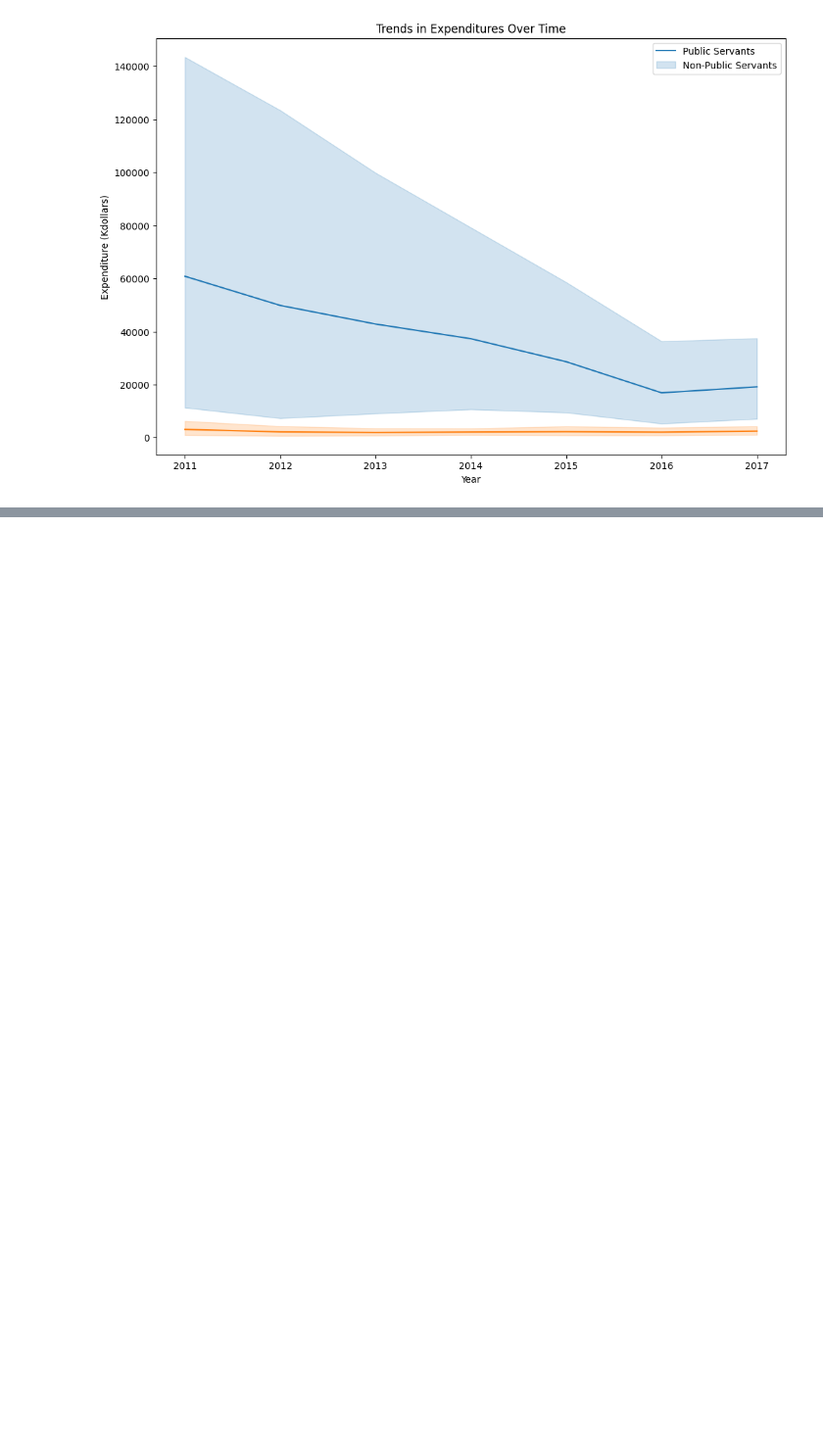
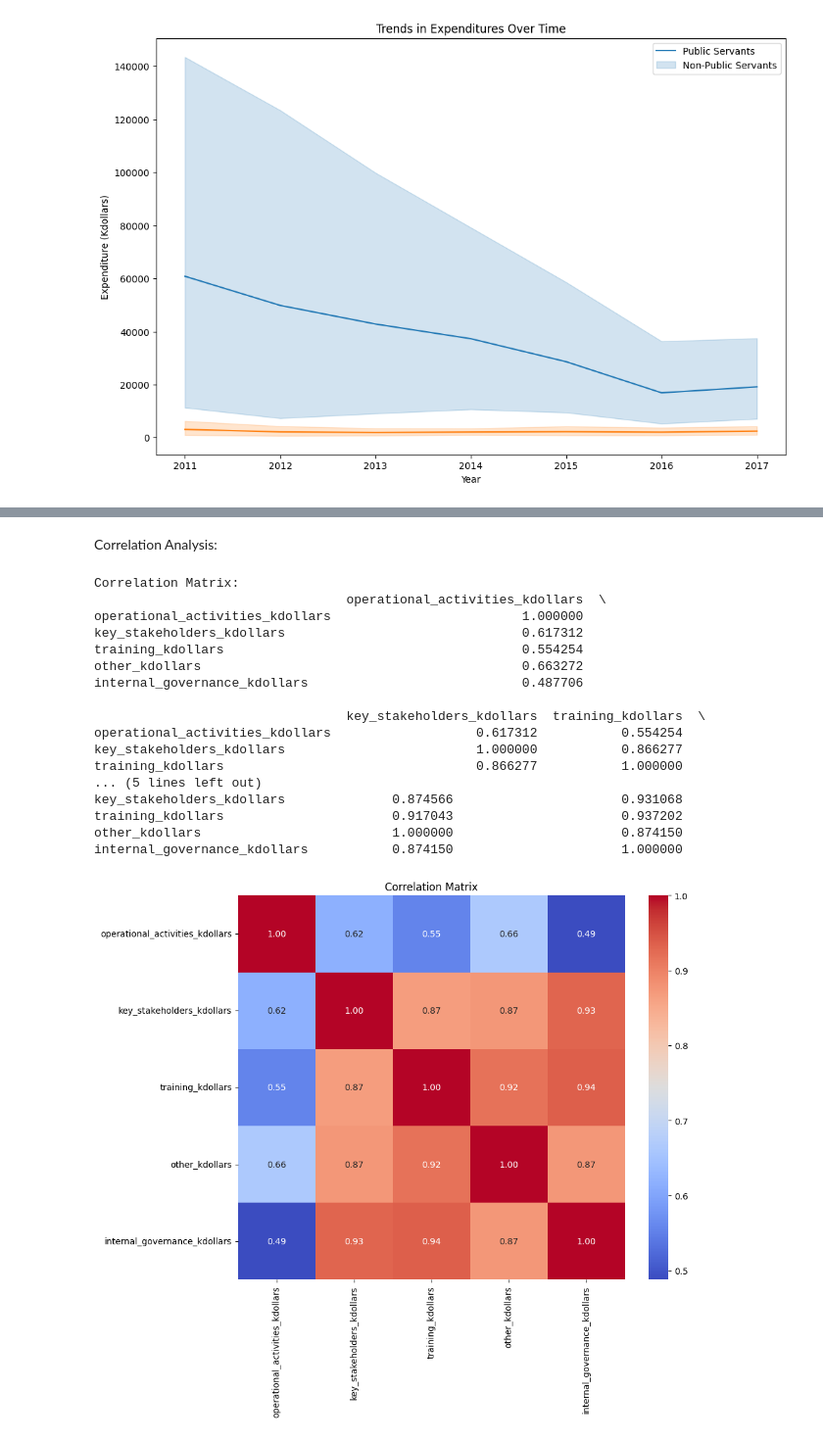
Before and after one commit to anjalidobhal/Project-820, a Jupyter notebook: Untitled26.ipynb, the cells around one changed output, grey strips where cells are left out. Shown at 98% size. Saved outputs shown, nothing was run; the diff lists cells and outputs as text; code cells hidden in the pictures; blank space fills up the shorter version.

```diff
--- a/Untitled26.ipynb
+++ b/Untitled26.ipynb
@@ -177,0 +810,47 @@ plt.show()
+# %% [markdown]
+Correlation Analysis:
+# %%
+import pandas as pd
+
+# Assuming df is your DataFrame containing the relevant data
+
+# Select the columns for which you want to compute the correlation
+columns_of_interest = ['operational_activities_kdollars', 'key_stakeholders_kdollars', 'training_kdollars', 'other_kdollars', 'internal_governance_kdollars']
+
+# Create a subset of the DataFrame with the selected columns
+subset_df = df[columns_of_interest]
+
+# Compute the correlation matrix
+correlation_matrix = subset_df.corr()
+
+# Print the correlation matrix
+print("Correlation Matrix:")
+print(correlation_matrix)
+
+# Optionally, you can visualize the correlation matrix as a heatmap using seaborn
+import seaborn as sns
+import matplotlib.pyplot as plt
+
+plt.figure(figsize=(10, 8))
+sns.heatmap(correlation_matrix, annot=True, cmap='coolwarm', fmt=".2f", annot_kws={"size": 10})
+plt.title('Correlation Matrix')
+plt.show()
+# %% [output]
+Correlation Matrix:
+                                 operational_activities_kdollars  \
+operational_activities_kdollars                         1.000000
+key_stakeholders_kdollars                               0.617312
+training_kdollars                                       0.554254
+other_kdollars                                          0.663272
+internal_governance_kdollars                            0.487706
+
+                                 key_stakeholders_kdollars  training_kdollars  \
+operational_activities_kdollars                   0.617312           0.554254
+key_stakeholders_kdollars                         1.000000           0.866277
+training_kdollars                                 0.866277           1.000000
+... (5 lines left out)
+key_stakeholders_kdollars              0.874566                      0.931068
+training_kdollars                      0.917043                      0.937202
+other_kdollars                         1.000000                      0.874150
+internal_governance_kdollars           0.874150                      1.000000
+[figure, added]
```
Also changed, not shown: parts of 28 cells of this notebook.
